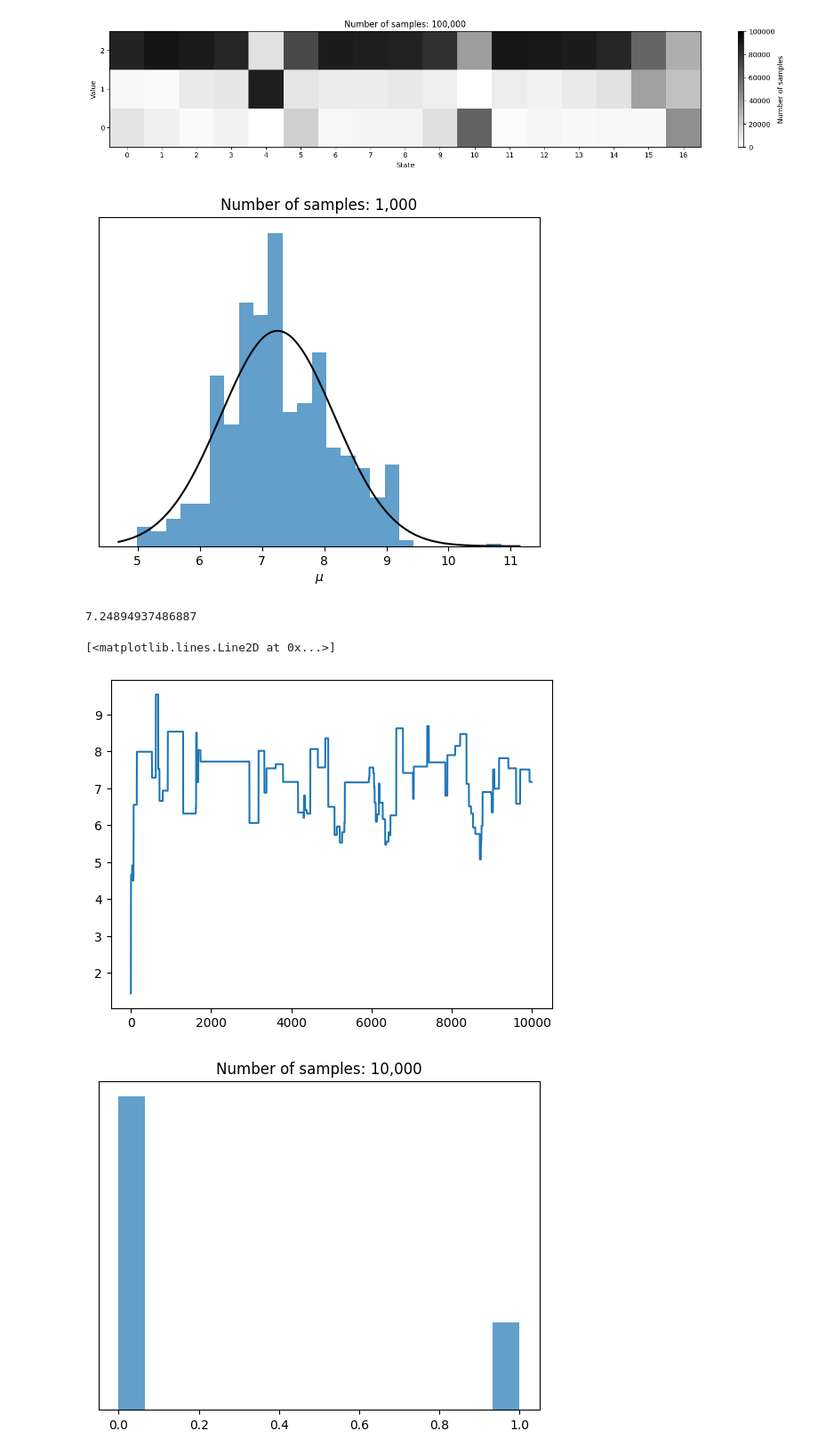
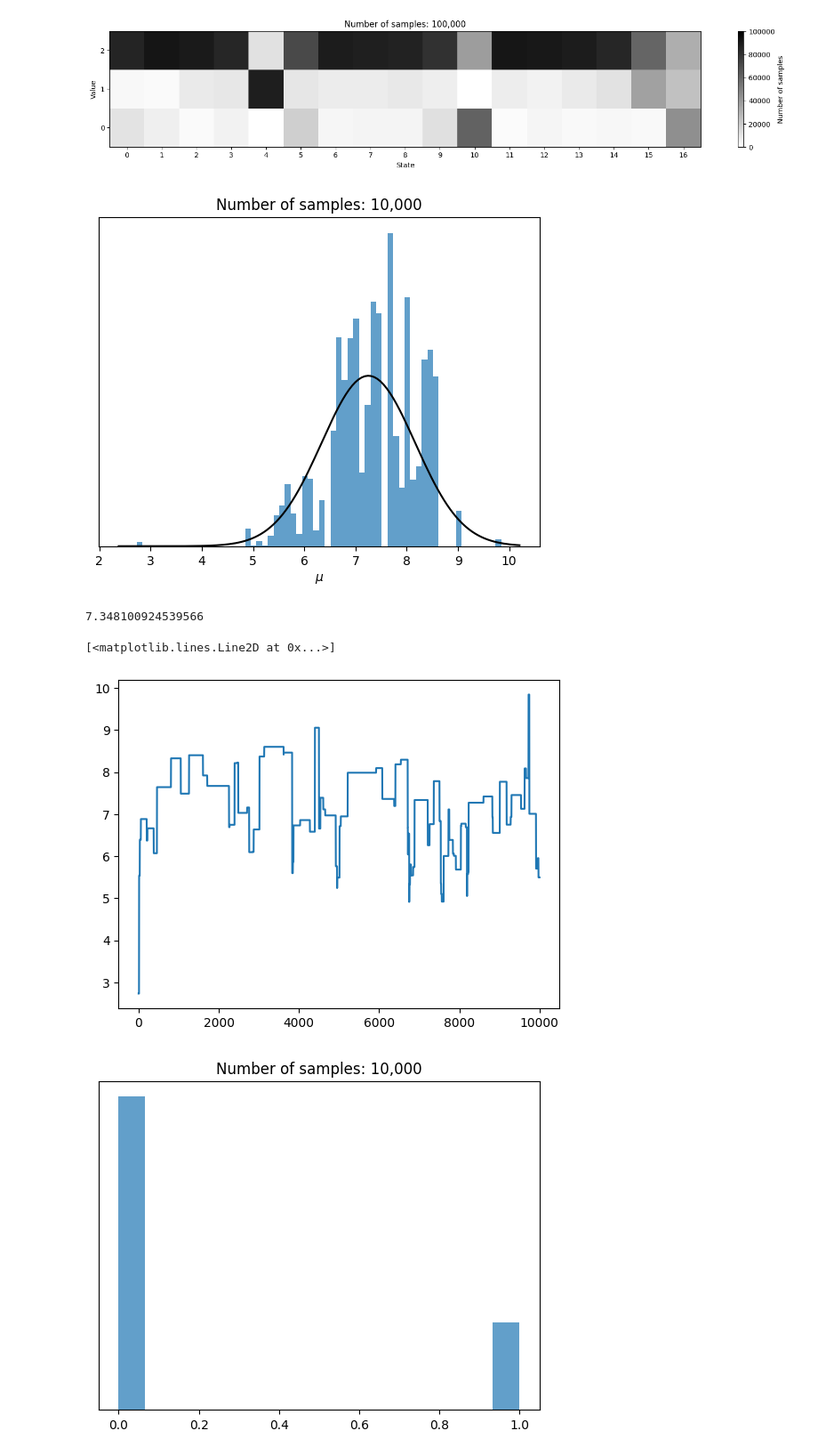
Before and after one commit to zcaiElvis/LMH_HOPPL, a Jupyter notebook: notebooks/homework_6.ipynb, the cells around one changed output. Shown: that part at 89% size. Drawn from its saved outputs; the diff is of its cells as text; code cells hidden in the pictures.

```diff
--- a/notebooks/homework_6.ipynb
+++ b/notebooks/homework_6.ipynb
@@ -9,9 +9,9 @@ from scipy.stats import geom, norm
 # inference = None
 # inference = 'IS'
 # inference = 'SMC'
-# inference = 'LMH'
+inference = 'LMH'
 # inference = 'PSMC'
-inference = 'rejSMC'
+# inference = 'rejSMC'
 # %%
 # Functions
 def results(inference, i):
@@ -135,16 +135,16 @@ plt.yticks([])
 
 plt.show()
 # %% [output]
-[figure, old version]
+[figure, new version]
 # %%
 np.mean(data)
 # %% [output]
-7.24894937486887
+7.348100924539566
 # %%
-plt.plot(data[0:10000])
+plt.plot(data)
 # %% [output]
 [<matplotlib.lines.Line2D at 0x...>]
-[figure, old version]
+[figure, new version]
 # %%
 # Program 7
 
```
Also changed, not shown: parts of 2 cells of this notebook, 7 other files.
